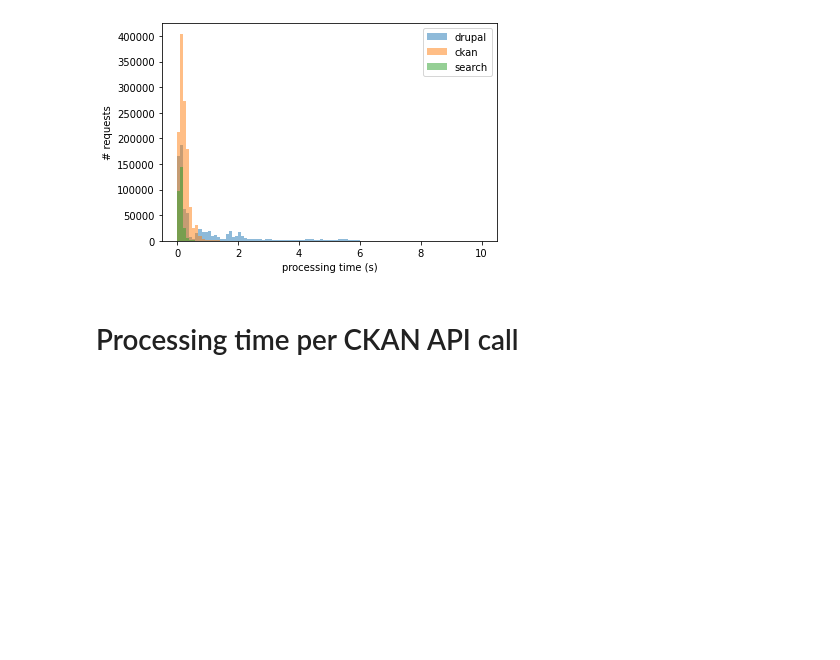
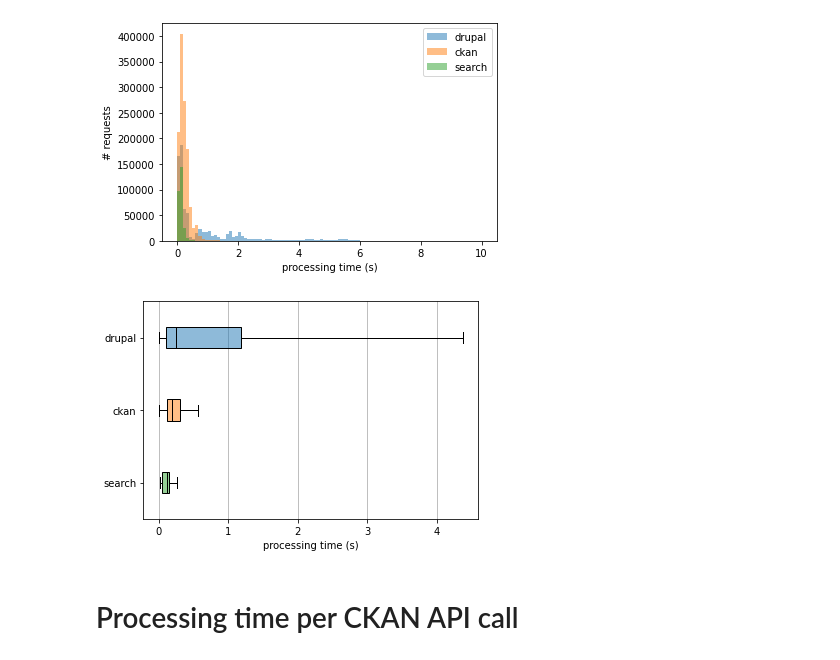
Before and after one commit to wardi/issue, a Jupyter notebook: analysis4.ipynb, the cells around one changed output. Drawn from its saved outputs; the diff is of its cells as text; code cells hidden in the pictures; blank space fills up the shorter version.

Commit message:
add boxplot

```diff
--- a/analysis4.ipynb
+++ b/analysis4.ipynb
@@ -95,6 +95,27 @@ ax.set_xlabel('processing time (s)')
 plt.show()
 # %% [output]
 [figure]
+# %%
+fig, ax = plt.subplots()
+bp = ax.boxplot(
+    [df[df['search']]['urt'],
+     df[df['ckan']]['urt'],
+     df[df['drupal']]['urt']],
+    labels=['search', 'ckan', 'drupal'],
+    showfliers=False,
+    vert=False,
+    patch_artist=True,
+    whis=(5,95),
+    medianprops={'color':'black'}
+)
+bp['boxes'][0].set_facecolor('#2ca02c80')
+bp['boxes'][1].set_facecolor('#ff7f0e80')
+bp['boxes'][2].set_facecolor('#1f77b480')
+ax.set_xlabel('processing time (s)')
+ax.xaxis.grid(True)
+plt.show()
+# %% [output]
+[figure, added]
 # %% [markdown]
 # Processing time per CKAN API call
 # %%
```
